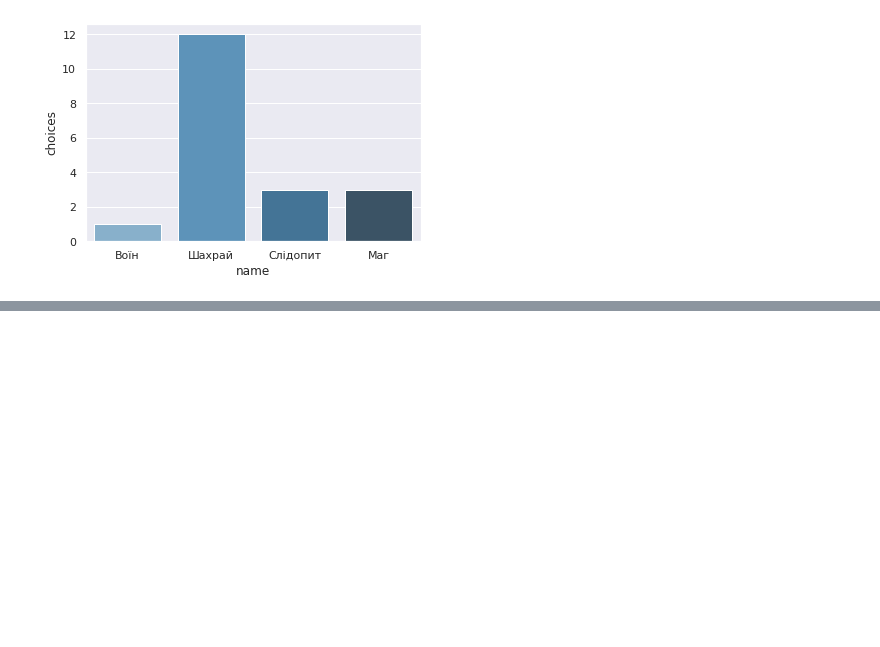
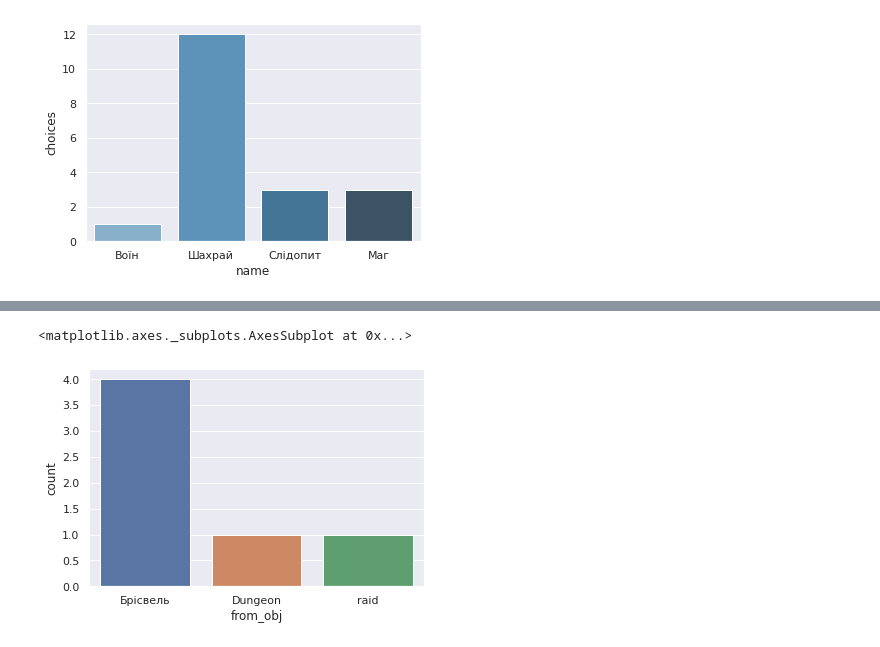
Before and after one commit to mezgoodle/TelegramiaStats, a Jupyter notebook: telegramia.ipynb, the cells around one changed output, grey strips where cells are left out. Cells and saved outputs as stored; diff of their text form; code cells hidden in the pictures; blank space fills up the shorter version.

```diff
--- a/telegramia.ipynb
+++ b/telegramia.ipynb
@@ -35,0 +84,5 @@ KeyError: ignored
+# %%
+sns.countplot(df['from_obj'])
+# %% [output]
+<matplotlib.axes._subplots.AxesSubplot at 0x...>
+[figure, added]
```
Also changed, not shown: parts of 21 cells of this notebook.
